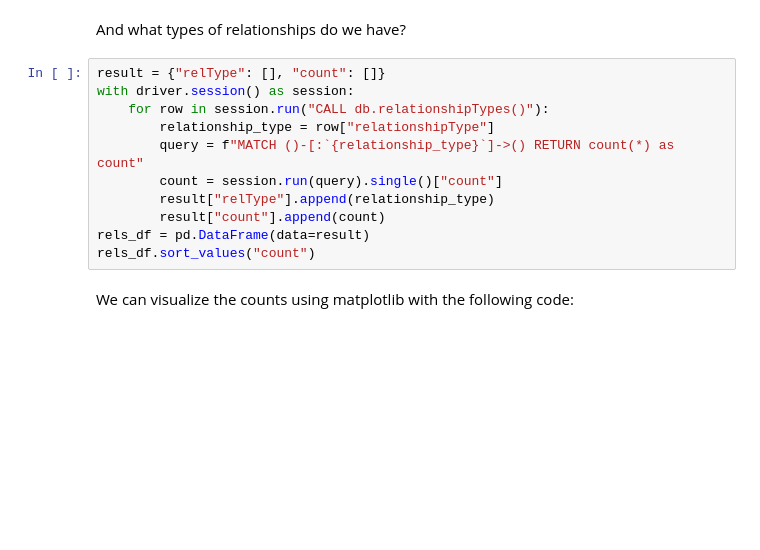
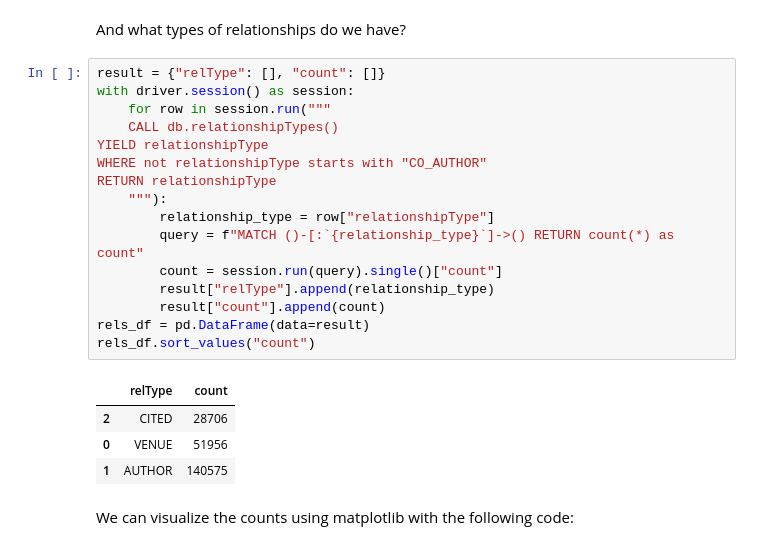
Before and after one commit to mneedham/gds-data-science-training, a Jupyter notebook: 02_EDA.ipynb, the cells around one changed output. Drawn from its saved outputs; the diff is of its cells as text; blank space fills up the shorter version.

```diff
--- a/02_EDA.ipynb
+++ b/02_EDA.ipynb
@@ -56,14 +68,24 @@ And what types of relationships do we have?
 # %%
 result = {"relType": [], "count": []}
 with driver.session() as session:
-    for row in session.run("CALL db.relationshipTypes()"):
+    for row in session.run("""
+    CALL db.relationshipTypes()
+YIELD relationshipType
+WHERE not relationshipType starts with "CO_AUTHOR"
+RETURN relationshipType
+    """):
         relationship_type = row["relationshipType"]
         query = f"MATCH ()-[:`{relationship_type}`]->() RETURN count(*) as count"
         count = session.run(query).single()["count"]
         result["relType"].append(relationship_type)
         result["count"].append(count)
 rels_df = pd.DataFrame(data=result)
 rels_df.sort_values("count")
+# %% [output]
+|  | relType | count |
+| 2 | CITED | 28706 |
+| 0 | VENUE | 51956 |
+| 1 | AUTHOR | 140575 |
 # %% [markdown]
 We can visualize the counts using matplotlib with the following code:
 # %%
```
Also changed, not shown: parts of 8 cells of this notebook, 4 other files.
